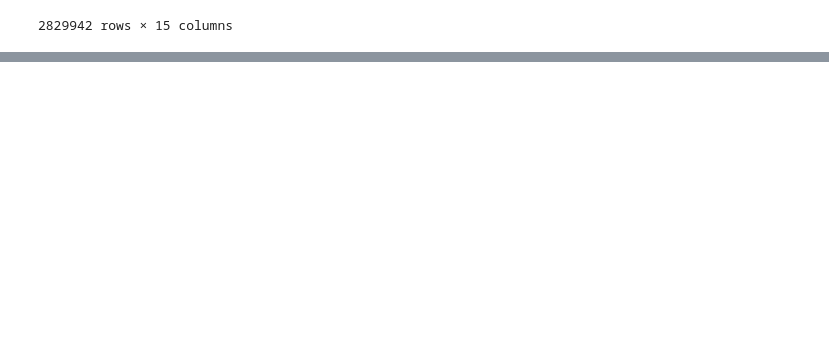
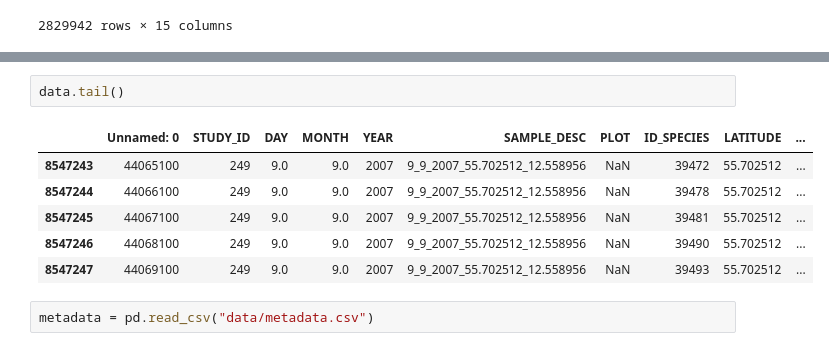
Before and after one commit to elliott-fogg/hackathon_datasets, a Jupyter notebook: biotime/biotime_exploratory.ipynb, the cells around one changed output, grey strips where cells are left out. Saved outputs shown, nothing was run; the diff lists cells and outputs as text; blank space fills up the shorter version.

```diff
--- a/biotime/biotime_exploratory.ipynb
+++ b/biotime/biotime_exploratory.ipynb
@@ -82,0 +239,11 @@ False
+# %%
+data.tail()
+# %% [output]
+|  | Unnamed: 0 | STUDY_ID | DAY | MONTH | YEAR | SAMPLE_DESC | PLOT | ID_SPECIES | LATITUDE | ... |
+| 8547243 | 44065100 | 249 | 9.0 | 9.0 | 2007 | 9_9_2007_55.702512_12.558956 | NaN | 39472 | 55.702512 | ... |
+| 8547244 | 44066100 | 249 | 9.0 | 9.0 | 2007 | 9_9_2007_55.702512_12.558956 | NaN | 39478 | 55.702512 | ... |
+| 8547245 | 44067100 | 249 | 9.0 | 9.0 | 2007 | 9_9_2007_55.702512_12.558956 | NaN | 39481 | 55.702512 | ... |
+| 8547246 | 44068100 | 249 | 9.0 | 9.0 | 2007 | 9_9_2007_55.702512_12.558956 | NaN | 39490 | 55.702512 | ... |
+| 8547247 | 44069100 | 249 | 9.0 | 9.0 | 2007 | 9_9_2007_55.702512_12.558956 | NaN | 39493 | 55.702512 | ... |
+# %%
+metadata = pd.read_csv("data/metadata.csv")
```
Also changed, not shown: parts of 35 cells of this notebook, 17 other files.
